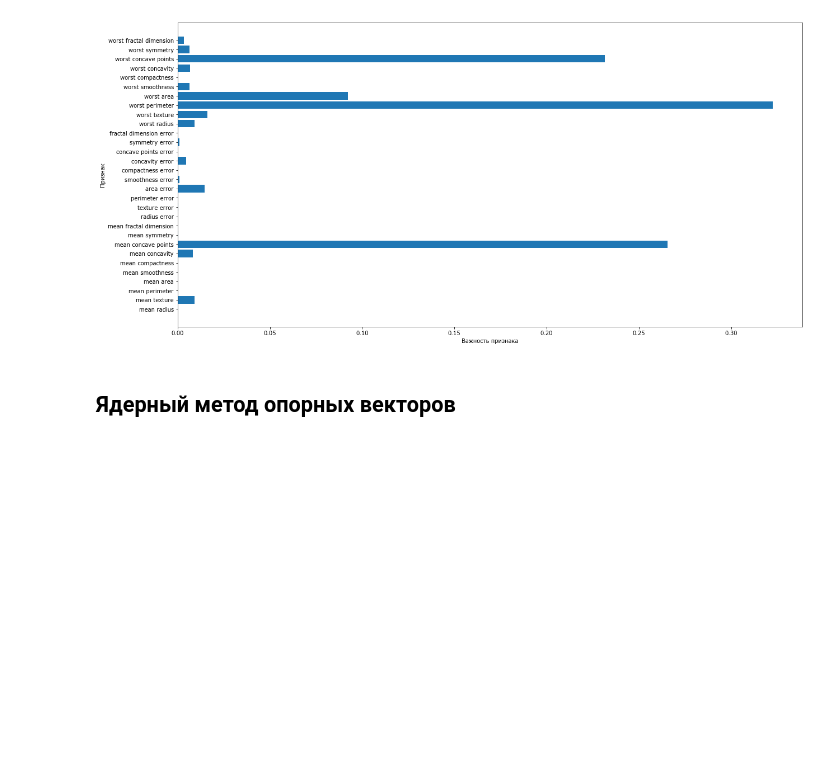
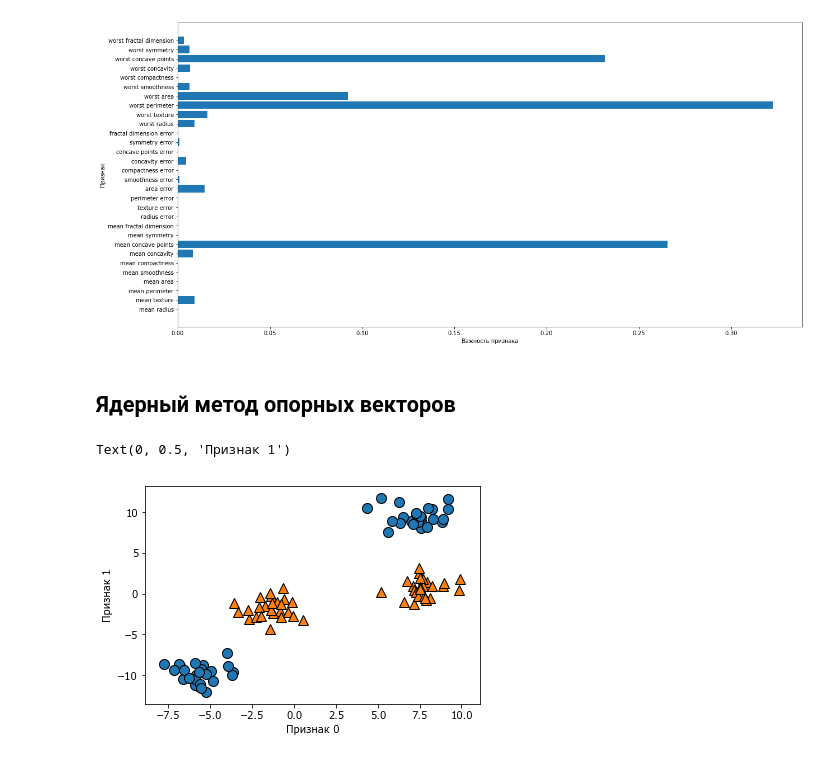
Before and after one commit to azamind/ml-intro, a Jupyter notebook: code/Chapter2.ipynb, the cells around one changed output. Saved outputs shown, nothing was run; the diff lists cells and outputs as text; code cells hidden in the pictures; blank space fills up the shorter version.

```diff
--- a/code/Chapter2.ipynb
+++ b/code/Chapter2.ipynb
@@ -654,3 +654,13 @@ plot_feature_importances_cancer(gbrt)
 [figure]
 # %% [markdown]
 ## Ядерный метод опорных векторов
+# %%
+# набор данных с двухклассовой классификацией, в котором классы линейно не разделемы
+X, y = make_blobs(centers=4, random_state=8)
+y = y % 2
+mglearn.discrete_scatter(X[:, 0], X[:, 1], y)
+plt.xlabel("Признак 0")
+plt.ylabel("Признак 1")
+# %% [output]
+Text(0, 0.5, 'Признак 1')
+[figure, added]
```
Also changed, not shown: parts of 10 cells of this notebook.
